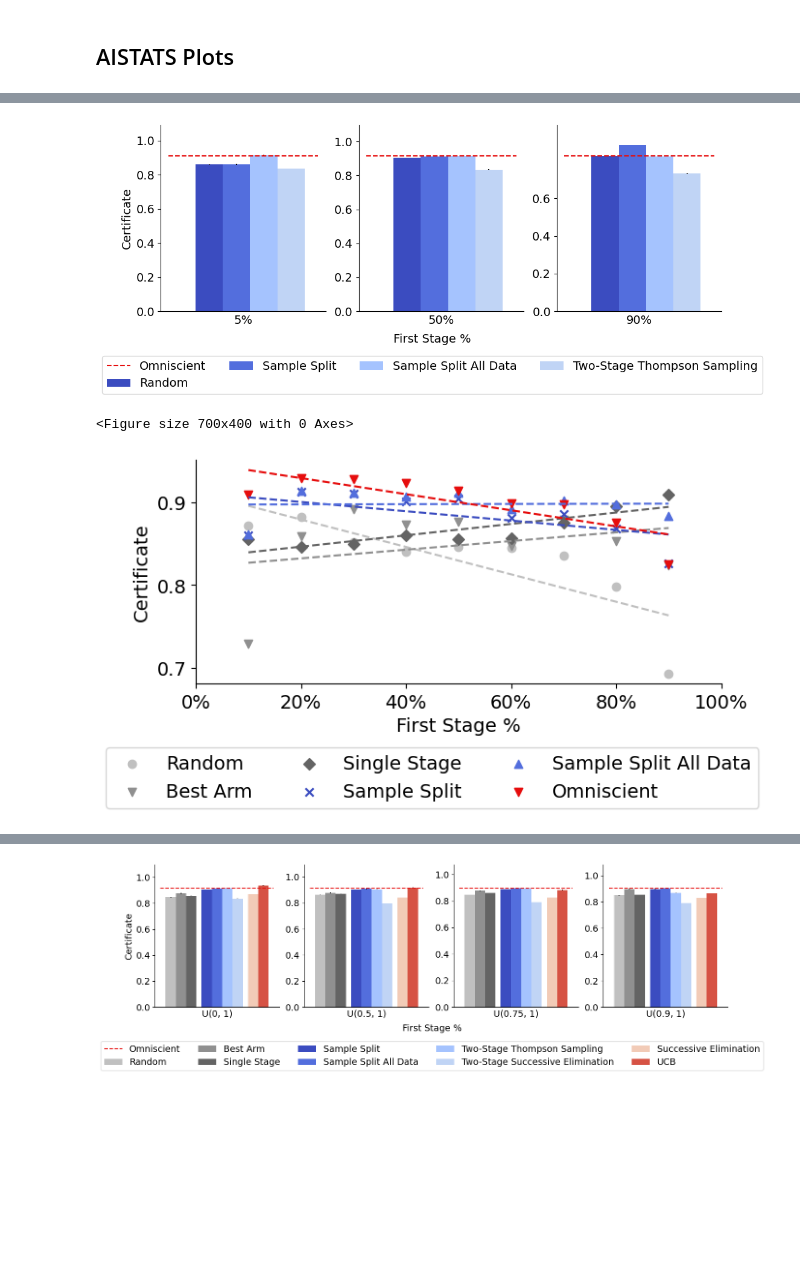
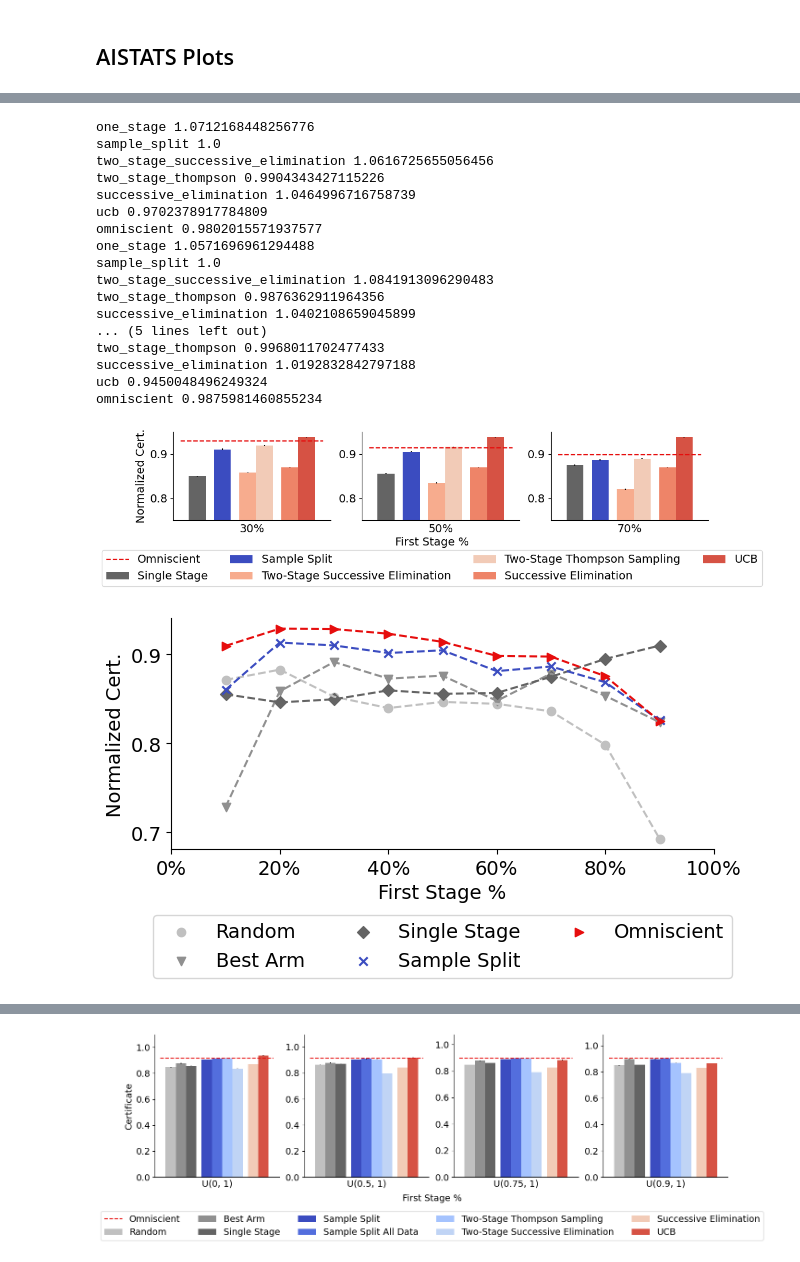
Before and after one commit to secg5/risk_certificate, a Jupyter notebook: scripts/notebooks/Plotting.ipynb, the cells around one changed output, grey strips where cells are left out. Saved outputs shown, nothing was run; the diff lists cells and outputs as text; code cells hidden in the pictures; blank space fills up the shorter version.

```diff
--- a/scripts/notebooks/Plotting.ipynb
+++ b/scripts/notebooks/Plotting.ipynb
@@ -35,8 +38,8 @@ plt.rcParams['savefig.bbox'] = 'tight'
 # %%
 colors_by_method = {}
 non_adaptive_methods = ['','random','k_1','one_stage','fixed_k']
-our_methods = ['sample_split','sample_split_total','','prior','two_stage_thompson','two_stage_successive_elimination']
-adaptive_methods = ['successive_elimination','ucb']
+our_methods = ['sample_split','sample_split_total','prior']
+adaptive_methods = ['two_stage_thompson','two_stage_successive_elimination','successive_elimination','ucb']
 
 greys = plt.cm.Greys(np.linspace(0.2, 1, len(non_adaptive_methods)+1))
 vidris = plt.cm.coolwarm(np.linspace(0, 0.4, len(our_methods)))
@@ -202,19 +147,18 @@ Text(0.5, -0.03, 'First Stage %')
 # %%
-fig, axs = plt.subplots(1,3, figsize=(12, 4))
-method_names = ['sample_split','sample_split_total','two_stage_thompson','two_stage_successive_elimination', 'omniscient']
-nice_names = ["Random","Sample Split","Sample Split All Data","Two-Stage Thompson Sampling","Two-Stage Successive Elimination", "Omniscient"]
+fig, axs = plt.subplots(1,3, figsize=(12, 2))
+method_names = ['one_stage','sample_split', 'two_stage_successive_elimination','two_stage_thompson','successive_elimination','ucb','omniscient']
+nice_names = ["Single Stage","Sample Split","Two-Stage Successive Elimination","Two-Stage Thompson Sampling","Successive Elimination","UCB","Omniscient"]
 width = 0.1
-plt.figure(figsize=(7,4))
 
 baseline_params = {'sample_size': 500, 'number_arms': 10}
 dataset = "baseline"
-first_stage_sizes = [50,250,450]
-first_stage_percent = ["5%","50%","90%"]
+first_stage_sizes = [150,250,350]
+first_stage_percent = ["30%","50%","70%"]
 
 x_locations = []
 shift = 0
 for i in range(len(method_names)):
-    if method_names[i] == 'sample_split' or method_names[i] == 'successive_elimination':
+    if method_names[i] == "sample_split" or method_names[i] == 'two_stage_successive_elimination' or method_names[i] == 'successive_elimination':
         shift += 0.5
     x_locations.append((i+shift)*width)
 
@@ -223,43 +167,61 @@ for i in range(len(first_stage_sizes)):
     max_val = 0
     results = get_results_matching_parameters(dataset,"",baseline_params)
     num_data = 0
     if len(results)>0:
         num_data = len(results)*len(results[0]['random']['certificate'])
-    results = aggregate_normalize_data(results,baseline='one_stage')
+    results = aggregate_normalize_data(results,normalized='max')
     for k,m in enumerate(method_names):
+        print(m,results['sample_split'][0]/results[m][0])
         score_by_n = []
         std_by_n = []
 
         if '{}'.format(m) not in results:
             results['{}'.format(m)] = [0,0]
         score_by_n.append(results['{}'.format(m)][0])
         std_by_n.append(results['{}'.format(m)][1]/num_data**.5)
+
+
 
         if m == 'omniscient':
             axs[i].hlines(score_by_n[0],-0.1,x_locations[-1],colors='green',linestyles='dashed',label='Omniscient',color=colors_by_method[m])
             max_val = results['{}'.format(m)][0]
         else:
             axs[i].bar(x_locations[k],score_by_n,width=width,label=nice_names[k],color=colors_by_method[m],yerr=std_by_n)
             max_val = max(max_val,results['{}'.format(m)][0])
 
         axs[i].set_xticks([])
         axs[i].tick_params(axis='both', which='major', labelsize=14)
-        axs[i].set_ylim([0,max_val*1.2])
+        axs[i].set_ylim([0.75,0.95])
         axs[i].set_xlabel(first_stage_percent[i],fontsize=14)
+        axs[i].set_yticks([0.8,0.9])
 
-
-axs[0].set_ylabel("Certificate",fontsize=14)
-axs[2].set_yticks([0,0.2,0.4,0.6])
+axs[0].set_ylabel("Normalized Cert.",fontsize=14)
 
 handles, labels = axs[0].get_legend_handles_labels()
 
-fig.legend(handles, labels, loc='upper center',ncol=4,bbox_to_anchor=(0.5,-0.05),fontsize=14)
+fig.legend(handles, labels, loc='upper center',ncol=4,bbox_to_anchor=(0.5,-0.1),fontsize=14)
 
-fig.supxlabel("First Stage %",fontsize=14,x=0.5,y=-0.03)
-fig.savefig("../../results/figures/two_stage.pdf",dpi=300, bbox_inches='tight')
+fig.supxlabel("First Stage %",fontsize=14,x=0.5,y=-0.13)
+fig.savefig("../../results/figures/adaptive.pdf",dpi=300, bbox_inches='tight')
 # %% [output]
+one_stage 1.0712168448256776
+sample_split 1.0
+two_stage_successive_elimination 1.0616725655056456
+two_stage_thompson 0.9904343427115226
+successive_elimination 1.0464996716758739
+ucb 0.9702378917784809
+omniscient 0.9802015571937577
+one_stage 1.0571696961294488
+sample_split 1.0
+two_stage_successive_elimination 1.0841913096290483
+two_stage_thompson 0.9876362911964356
+successive_elimination 1.0402108659045899
+... (5 lines left out)
+two_stage_thompson 0.9968011702477433
+successive_elimination 1.0192832842797188
+ucb 0.9450048496249324
+omniscient 0.9875981460855234
-[figure, old version]
+[figure, new version]
-<Figure size 700x400 with 0 Axes>
 # %%
 plt.figure(figsize=(5,3))
 dataset = "baseline"
@@ -280,8 +242,8 @@ plt.ylabel('Certificate')
 plt.savefig("../../results/figures/fixed_k.pdf",dpi=300, bbox_inches='tight')
 # %%
 plt.figure(figsize=(7,3))
-method_names = ['random','k_1','one_stage','sample_split','sample_split_total','omniscient']
-nice_names = ["Random","Best Arm","Single Stage","Sample Split","Sample Split All Data","Omniscient"]
+method_names = ['random','k_1','one_stage','sample_split','omniscient']
+nice_names = ["Random","Best Arm","Single Stage","Sample Split","Omniscient"]
 
 first_stage_percents = [0.1,0.2,0.3,0.4,0.5,0.6,0.7,0.8,0.9]
 first_stage_strs = ["0%","20%","40%","60%","80%","100%"]
@@ -297,8 +259,7 @@ for first_stage_percent in first_stage_percents:
     baseline_params['number_arms'] = 10
     dataset = "baseline"
     results = get_results_matching_parameters(dataset,"",baseline_params)
-    results = aggregate_normalize_data(results,baseline='one_stage')
-#     results = aggregate_data(results)
+    results = aggregate_normalize_data(results,normalized="max")
 
     for method_name in method_names:
         plots_by_method[method_name].append(results['{}'.format(method_name)][0])
@@ -309,19 +270,15 @@ for i,m in enumerate(method_names):
     zipped_values = sorted(zipped_values,key=lambda k: k[0])
     x,y = list(zip(*zipped_values))
     plt.scatter(x,y,marker=shapes_by_method[m],color=colors_by_method[m],label=nice_names[i])
-
-    coefficients = np.polyfit(x, y, 1)
-    slope = coefficients[0]
-    intercept = coefficients[1]
-    plt.plot(x, slope * np.array(x) + intercept,'--', color=colors_by_method[m])
+    plt.plot(x, y,'--', color=colors_by_method[m])
 
 # plt.ylim([0.6,0.9])
 plt.xticks([0,0.2,0.4,0.6,0.8,1.0],first_stage_strs)
-plt.legend(fontsize=14,bbox_to_anchor=(0.45,-0.6),ncol=3,loc='lower center')
-plt.ylabel("Certificate")
+plt.legend(fontsize=14,bbox_to_anchor=(0.5,-0.6),ncol=3,loc='lower center')
+plt.ylabel("Normalized Cert.")
 plt.xlabel("First Stage %")
 plt.savefig("../../results/figures/first_stage_percent.pdf",dpi=300, bbox_inches='tight')
 # %% [output]
-[figure, old version]
+[figure, new version]
 # %%
 plt.figure(figsize=(7,3))
```
Also changed, not shown: parts of 13 cells of this notebook, 2 other files.
